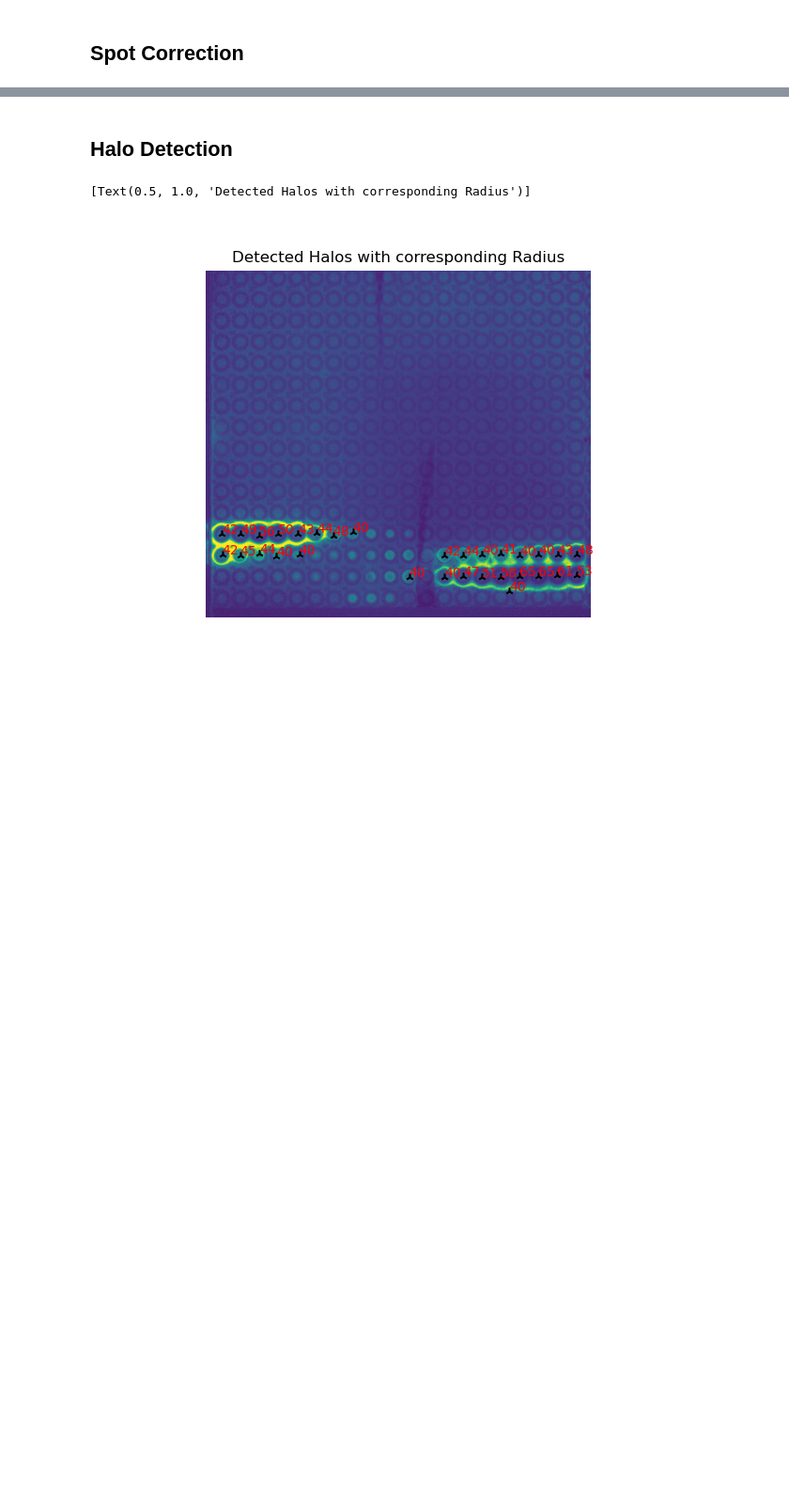
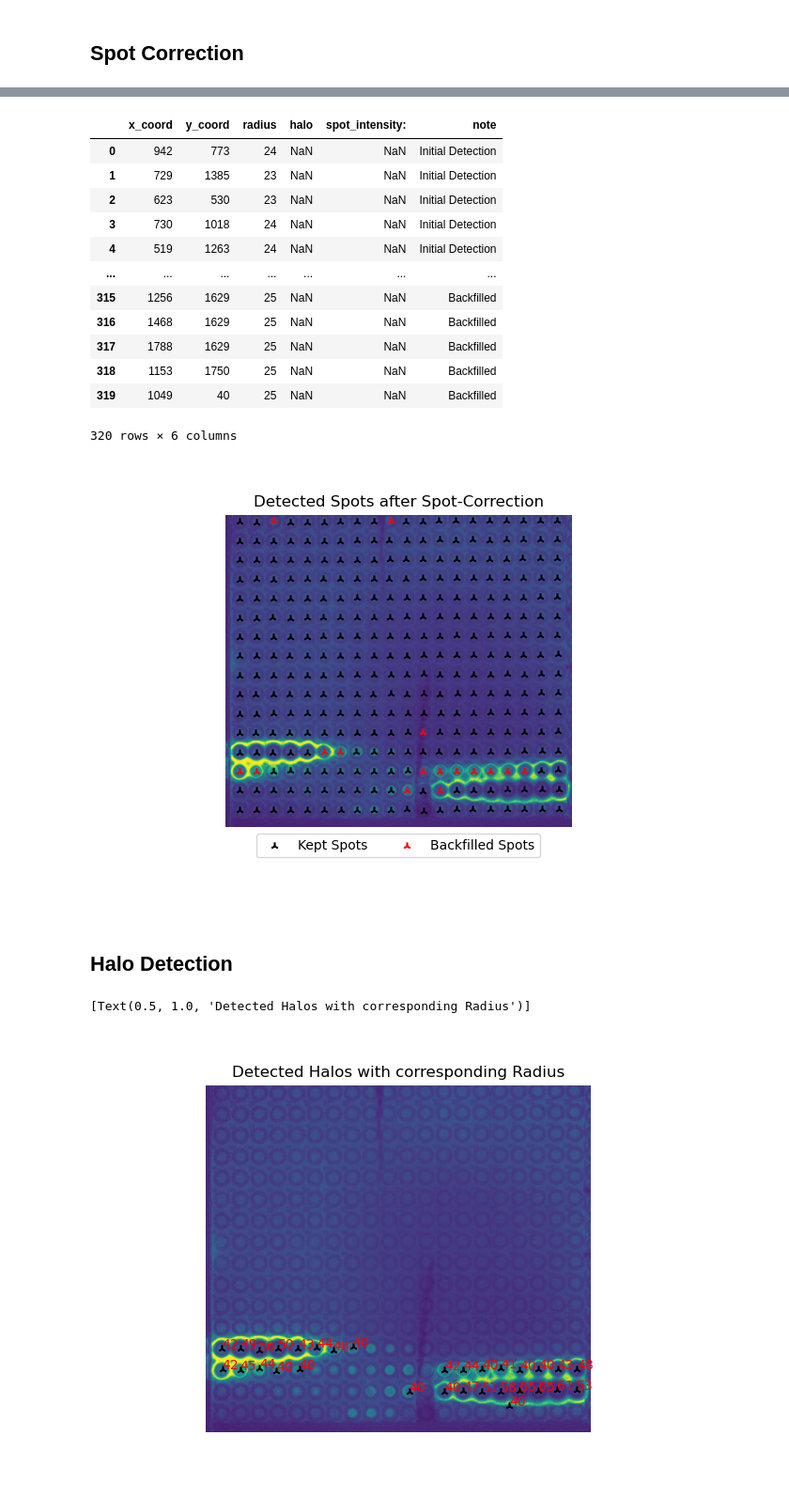
Before and after one commit to Functional-Metabolomics-Lab/MicrospotReader_test, a Jupyter notebook: microspot_reader.ipynb, the cells around one changed output, grey strips where cells are left out. Shown at 94% size. Saved outputs shown, nothing was run; the diff lists cells and outputs as text; code cells hidden in the pictures; blank space fills up the shorter version.

Commit message:
cleaned up code until spot detection

```diff
--- a/microspot_reader.ipynb
+++ b/microspot_reader.ipynb
@@ -77,0 +130,9 @@ ax.set(title="Grayscale Image")
+# %%
+# Load and prepare raw image file.
+raw_img=prep_img(inputfile, invert=True)
+
+# Display the grayscale image using the "viridis" colormap.
+fig,ax=plt.subplots()
+ax.imshow(raw_img)
+ax.axis("off")
+ax.set(title="Grayscale Image")
@@ -128,0 +352,9 @@ det_spot.head(10)
+# %%
+init_spots=spot.detect(raw_img,grid_props["spot_nr"])
+init_spot_df=spot.create_df(init_spots)
+
+fig,ax=plt.subplots()
+ax.imshow(raw_img)
+ax.axis("off")
+ax.set(title="Initially detected Spots")
+ax.scatter(init_spot_df["x_coord"],init_spot_df["y_coord"],marker="2",c="red")
@@ -251,3 +549,56 @@ corr_spot
+# %%
+# Initializing corrected spotlist
+corr_spots=[]
+
+# Loop over all spots and gridpoints
+for s_point in init_spots:
+    dist_list=[]
+    for g_point in grid_points:
+
+        # Calculate the distance between the points and append it to the running list.
+        pointdist=g_point.eval_distance(s_point.x,s_point.y)
+        dist_list.append(pointdist)
+
+    # If the distance between the current spot and any gridpoint is <= it is accepted as correct.
+    if min(dist_list)<=10:
+        corr_spots.append(s_point)
+
+# Loop over all gridpoints and backfill the ones that are not associated with a spot.
+for g_point in grid_points:
+    if g_point.min_dist>10:
+        spot.backfill(corr_spots,g_point.x,g_point.y)
+
+
+# Display the corrected spotlist.
+corr_spot=spot.create_df(corr_spots)
+
+fig,ax=plt.subplots()
+ax.imshow(raw_img)
+ax.scatter(corr_spot.loc[corr_spot["note"]=="Initial Detection","x_coord"],corr_spot.loc[corr_spot["note"]=="Initial Detection","y_coord"],marker="2",c="k",label="Kept Spots")
+ax.scatter(corr_spot.loc[corr_spot["note"]=="Backfilled","x_coord"],corr_spot.loc[corr_spot["note"]=="Backfilled","y_coord"],marker="2",c="r",label="Backfilled Spots")
+box = ax.get_position()
+ax.set_position([box.x0, box.y0 + box.height * 0.1,
+                 box.width, box.height * 0.9])
+ax.legend(loc='upper center', bbox_to_anchor=(0.5, 0),
+          fancybox=True,ncol=5)
+ax.axis("off")
+ax.set(title="Detected Spots after Spot-Correction")
+corr_spot
+# %% [output]
+|  | x_coord | y_coord | radius | halo | spot_intensity: | note |
+| 0 | 942 | 773 | 24 | NaN | NaN | Initial Detection |
+| 1 | 729 | 1385 | 23 | NaN | NaN | Initial Detection |
+| 2 | 623 | 530 | 23 | NaN | NaN | Initial Detection |
+| 3 | 730 | 1018 | 24 | NaN | NaN | Initial Detection |
+| 4 | 519 | 1263 | 24 | NaN | NaN | Initial Detection |
+| ... | ... | ... | ... | ... | ... | ... |
+| 315 | 1256 | 1629 | 25 | NaN | NaN | Backfilled |
+| 316 | 1468 | 1629 | 25 | NaN | NaN | Backfilled |
+| 317 | 1788 | 1629 | 25 | NaN | NaN | Backfilled |
+| 318 | 1153 | 1750 | 25 | NaN | NaN | Backfilled |
+| 319 | 1049 | 40 | 25 | NaN | NaN | Backfilled |
+320 rows × 6 columns
+[figure, added]
 # %% [markdown]
 ## Halo Detection
 # %%
```
Also changed, not shown: parts of 14 cells of this notebook.
